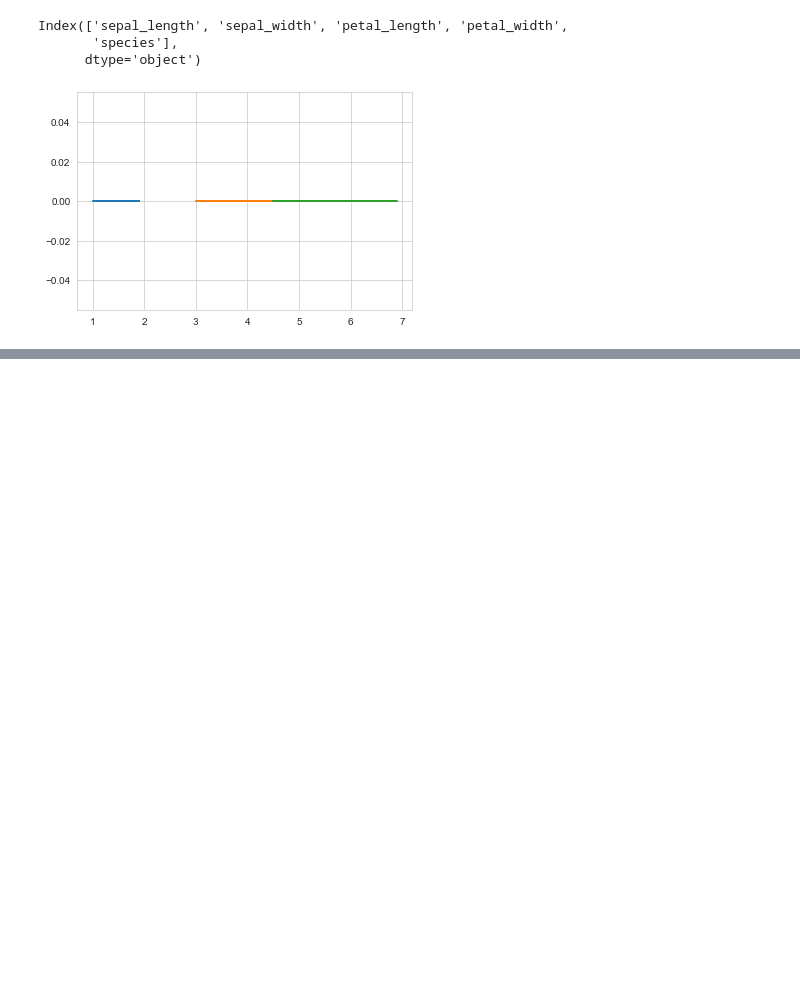
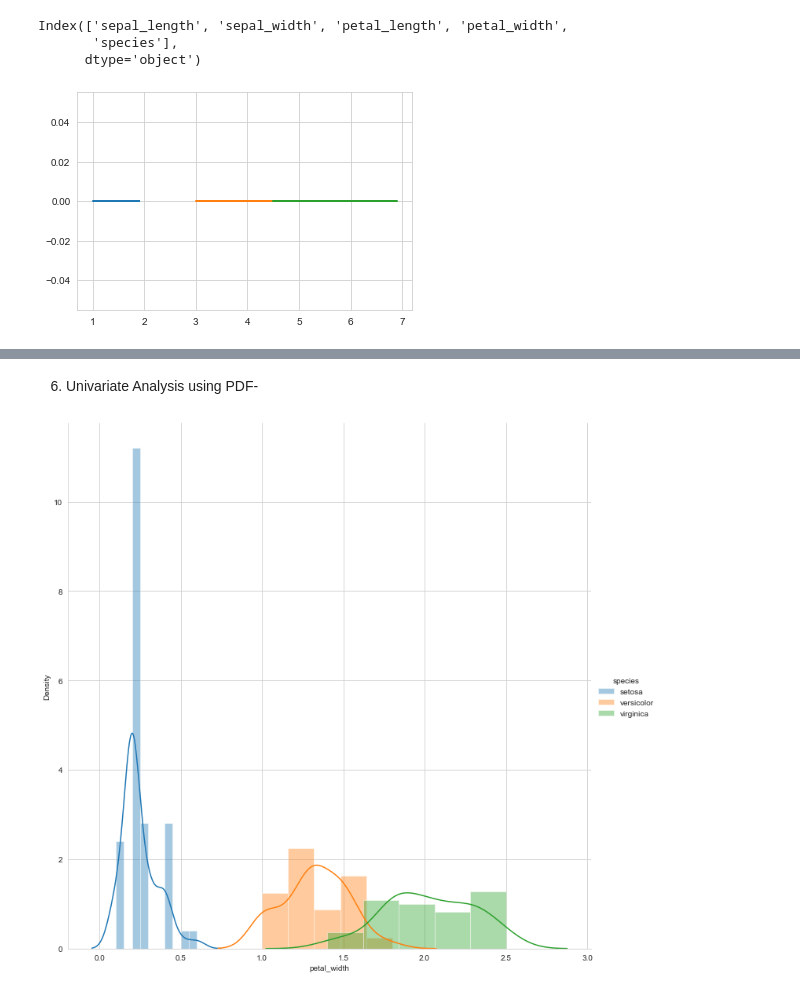
Before and after one commit to Piyush-Choudhary3757/AppliedAI-Machine-Learning-Online-Course, a Jupyter notebook: Module 2_ Data Science_ Exploratory Data Analysis and Data Visualization/1. Plotting for exploratory data analysis (EDA)/MY_XP.ipynb, the cells around one changed output, grey strips where cells are left out. Cells and saved outputs as stored; diff of their text form; code cells hidden in the pictures; blank space fills up the shorter version.

```diff
--- a/Module 2_ Data Science_ Exploratory Data Analysis and Data Visualization/1. Plotting for exploratory data analysis (EDA)/MY_XP.ipynb
+++ b/Module 2_ Data Science_ Exploratory Data Analysis and Data Visualization/1. Plotting for exploratory data analysis (EDA)/MY_XP.ipynb
@@ -110,0 +111,8 @@ plt.show();
+# %% [markdown]
+6. Univariate Analysis using PDF-
+# %%
+sns.FacetGrid(iris,hue ="species",size=10) \
+    .map(sns.distplot,"petal_width")\
+    .add_legend();
+# %% [output]
+[figure, added]
```
Also changed, not shown: parts of 10 cells of this notebook.
